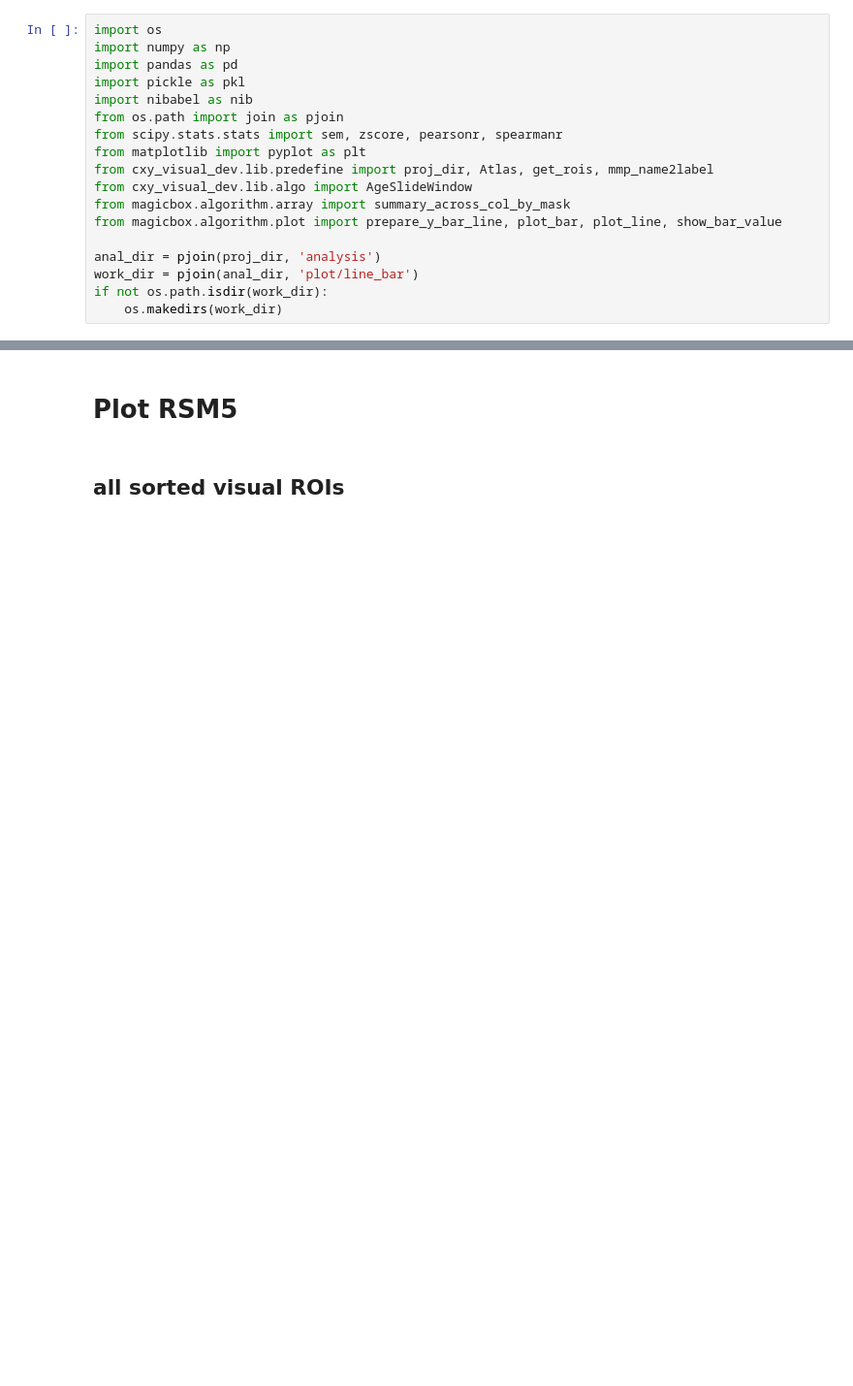
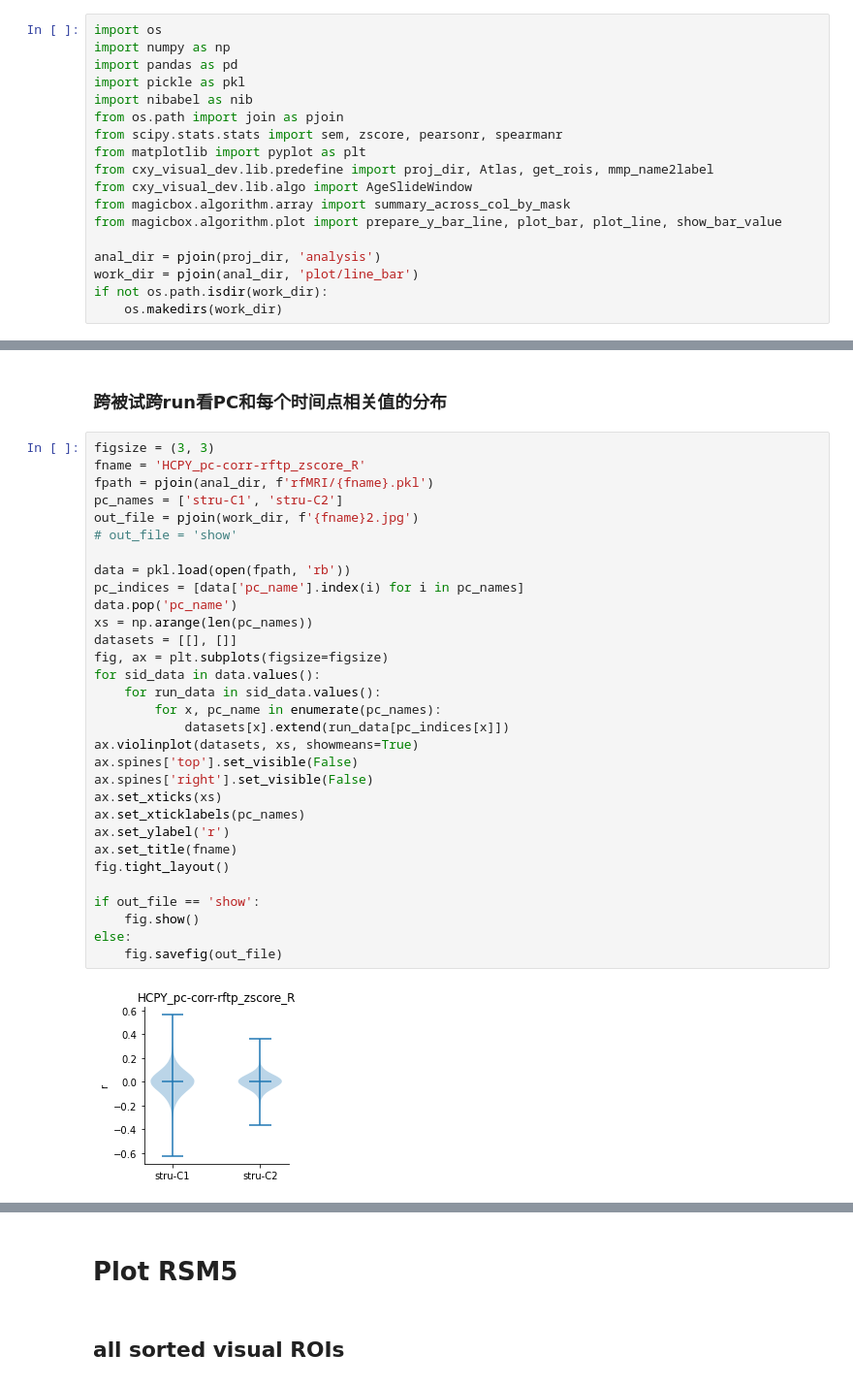
Before and after one commit to BNUCNL/nibrain, a Jupyter notebook: cxy_visual_dev/scripts/plot_line_bar.ipynb, the cells around one changed output, grey strips where cells are left out. Shown at 97% size. Saved outputs shown, nothing was run; the diff lists cells and outputs as text; blank space fills up the shorter version.

```diff
--- a/cxy_visual_dev/scripts/plot_line_bar.ipynb
+++ b/cxy_visual_dev/scripts/plot_line_bar.ipynb
@@ -40,0 +66,35 @@ plot_line(prepare_y_bar_line(data, [keys]), label=keys,
+# %% [markdown]
+### 跨被试跨run看PC和每个时间点相关值的分布
+# %%
+figsize = (3, 3)
+fname = 'HCPY_pc-corr-rftp_zscore_R'
+fpath = pjoin(anal_dir, f'rfMRI/{fname}.pkl')
+pc_names = ['stru-C1', 'stru-C2']
+out_file = pjoin(work_dir, f'{fname}2.jpg')
+# out_file = 'show'
+
+data = pkl.load(open(fpath, 'rb'))
+pc_indices = [data['pc_name'].index(i) for i in pc_names]
+data.pop('pc_name')
+xs = np.arange(len(pc_names))
+datasets = [[], []]
+fig, ax = plt.subplots(figsize=figsize)
+for sid_data in data.values():
+    for run_data in sid_data.values():
+        for x, pc_name in enumerate(pc_names):
+            datasets[x].extend(run_data[pc_indices[x]])
+ax.violinplot(datasets, xs, showmeans=True)
+ax.spines['top'].set_visible(False)
+ax.spines['right'].set_visible(False)
+ax.set_xticks(xs)
+ax.set_xticklabels(pc_names)
+ax.set_ylabel('r')
+ax.set_title(fname)
+fig.tight_layout()
+
+if out_file == 'show':
+    fig.show()
+else:
+    fig.savefig(out_file)
+# %% [output]
+[figure, added]
```
Also changed, not shown: parts of 10 cells of this notebook, 2 other files.
